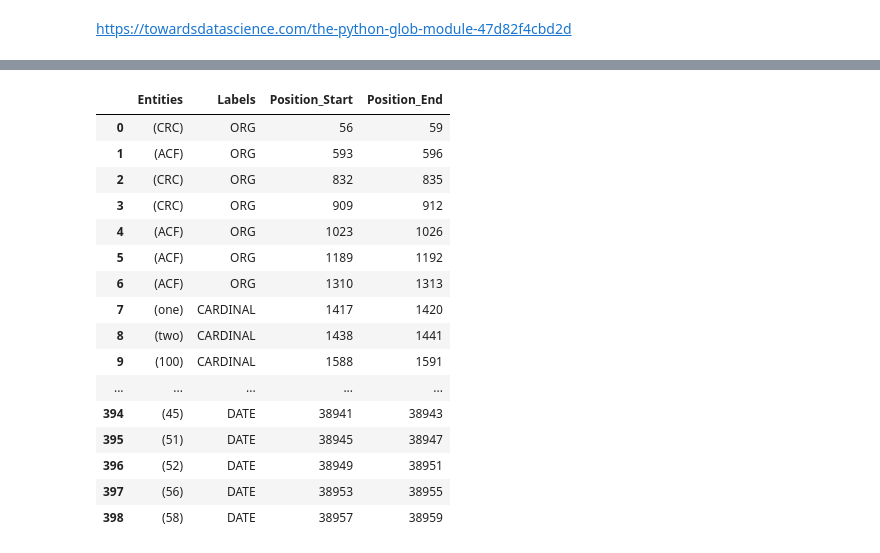
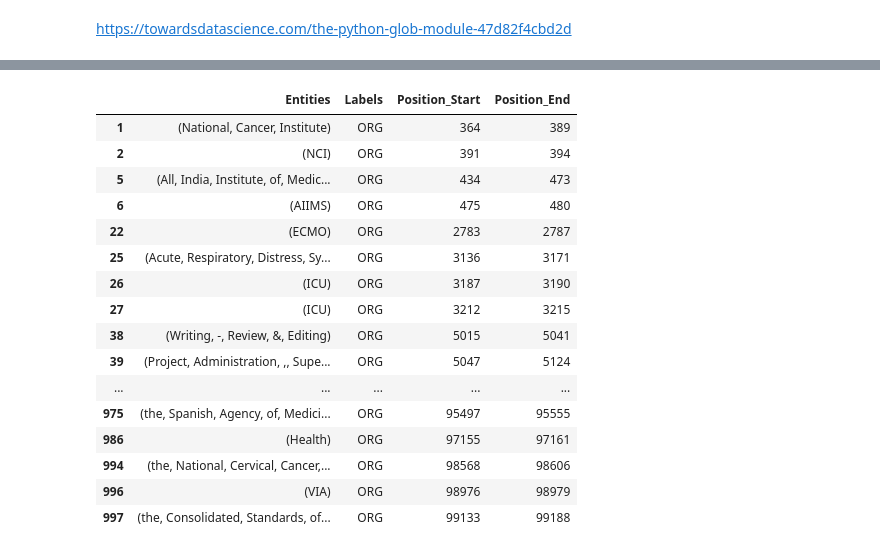
Before and after one commit to petermr/dictionary, a Jupyter notebook: ethics_statement_project/Ethics_statement_project_scraping_txt_file_containing_ethics.ipynb, the cells around one changed output, grey strips where cells are left out. Saved outputs shown, nothing was run; the diff lists cells and outputs as text; code cells hidden in the pictures.

Commit message:
added automatic writing to text file and selecting column with ORG label

```diff
--- a/ethics_statement_project/Ethics_statement_project_scraping_txt_file_containing_ethics.ipynb
+++ b/ethics_statement_project/Ethics_statement_project_scraping_txt_file_containing_ethics.ipynb
@@ -102,43 +83,44 @@ You can now load the package via spacy.load('en_core_web_sm')
 # %%
 nlp = spacy.load("en_core_web_sm")
 import pandas as pd
 import pathlib
 #!python -m pip install icecream
 #from icecream import ic
-text = pathlib.Path("ethics_statement_clinical_trial_50.txt").read_text(encoding='utf-8')
+text = pathlib.Path("ethics_statements_cancer_clinical_trial.50.txt").read_text(encoding='utf-8')
 doc = nlp(text)
 
 
 entities = []
 labels = []
 position_start = []
 position_end = []
 
 for ent in doc.ents:
     entities.append(ent)
     labels.append(ent.label_)
     position_start.append(ent.start_char)
     position_end.append(ent.end_char)
 
 df = pd.DataFrame({'Entities':entities,'Labels':labels,'Position_Start':position_start, 'Position_End':position_end})
 pd.set_option("display.max_rows", None, "display.max_columns", None)
-df
+#df
+df[df["Labels"] == 'ORG']
 #ic(entities, labels)
 # %% [output]
 |  | Entities | Labels | Position_Start | Position_End |
-| 0 | (CRC) | ORG | 56 | 59 |
-| 1 | (ACF) | ORG | 593 | 596 |
-| 2 | (CRC) | ORG | 832 | 835 |
-| 3 | (CRC) | ORG | 909 | 912 |
-| 4 | (ACF) | ORG | 1023 | 1026 |
-| 5 | (ACF) | ORG | 1189 | 1192 |
-| 6 | (ACF) | ORG | 1310 | 1313 |
-| 7 | (one) | CARDINAL | 1417 | 1420 |
-| 8 | (two) | CARDINAL | 1438 | 1441 |
-| 9 | (100) | CARDINAL | 1588 | 1591 |
+| 1 | (National, Cancer, Institute) | ORG | 364 | 389 |
+| 2 | (NCI) | ORG | 391 | 394 |
+| 5 | (All, India, Institute, of, Medic... | ORG | 434 | 473 |
+| 6 | (AIIMS) | ORG | 475 | 480 |
+| 22 | (ECMO) | ORG | 2783 | 2787 |
+| 25 | (Acute, Respiratory, Distress, Sy... | ORG | 3136 | 3171 |
+| 26 | (ICU) | ORG | 3187 | 3190 |
+| 27 | (ICU) | ORG | 3212 | 3215 |
+| 38 | (Writing, -, Review, &, Editing) | ORG | 5015 | 5041 |
+| 39 | (Project, Administration, ,, Supe... | ORG | 5047 | 5124 |
 | ... | ... | ... | ... | ... |
-| 394 | (45) | DATE | 38941 | 38943 |
-| 395 | (51) | DATE | 38945 | 38947 |
-| 396 | (52) | DATE | 38949 | 38951 |
-| 397 | (56) | DATE | 38953 | 38955 |
-| 398 | (58) | DATE | 38957 | 38959 |
+| 975 | (the, Spanish, Agency, of, Medici... | ORG | 95497 | 95555 |
+| 986 | (Health) | ORG | 97155 | 97161 |
+| 994 | (the, National, Cervical, Cancer,... | ORG | 98568 | 98606 |
+| 996 | (VIA) | ORG | 98976 | 98979 |
+| 997 | (the, Consolidated, Standards, of... | ORG | 99133 | 99188 |
```
Also changed, not shown: parts of 3 cells of this notebook, 3 other files.
